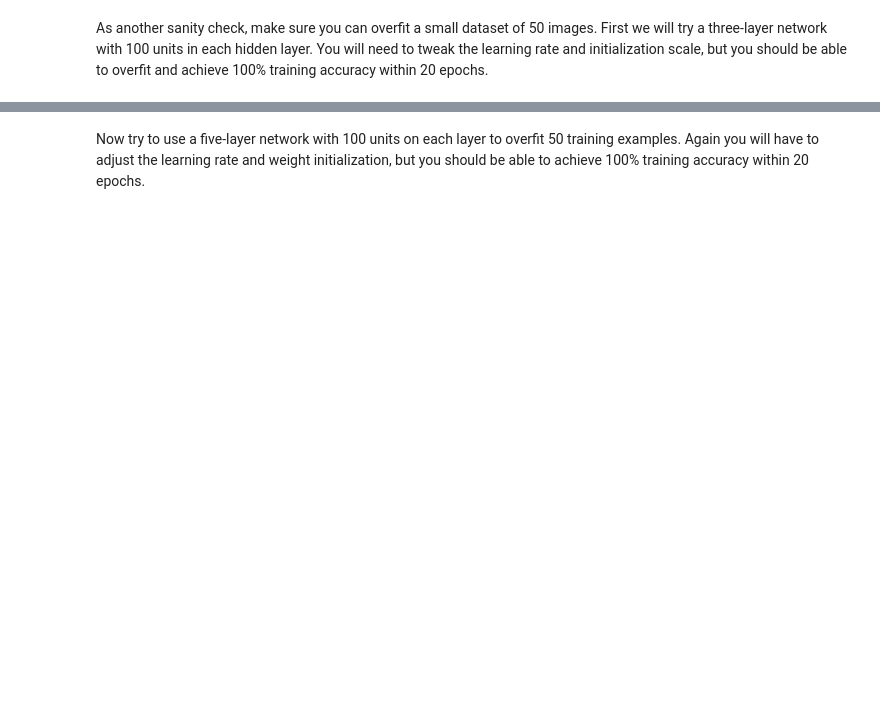
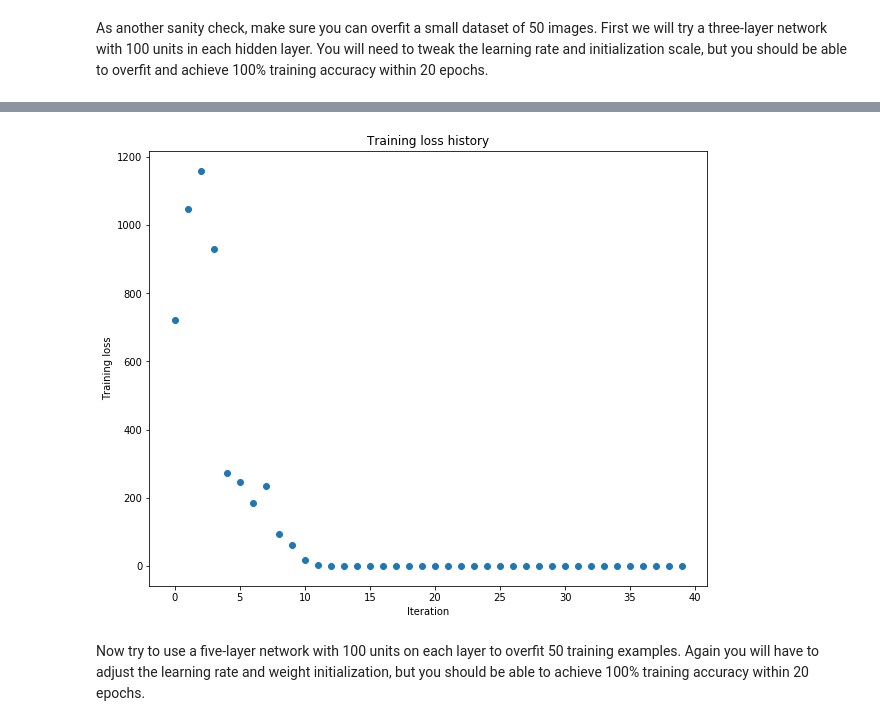
Before and after one commit to Haetsal-Lee/cs231n_assignment, a Jupyter notebook: FullyConnectedNets.ipynb, the cells around one changed output, grey strips where cells are left out. Saved outputs shown, nothing was run; the diff lists cells and outputs as text; code cells hidden in the pictures; blank space fills up the shorter version.

```diff
--- a/FullyConnectedNets.ipynb
+++ b/FullyConnectedNets.ipynb
@@ -385,8 +433,8 @@ small_data = {
   'y_val': data['y_val'],
 }
 
-weight_scale = 1e-2
-learning_rate = 1e-4
+weight_scale = 1 / np.sqrt(100/2)#Xavier
+learning_rate = 1e-3
 model = FullyConnectedNet([100, 100],
               weight_scale=weight_scale, dtype=np.float64)
 solver = Solver(model, small_data,
@@ -403,3 +451,4 @@ plt.title('Training loss history')
 plt.xlabel('Iteration')
 plt.ylabel('Training loss')
 plt.show()
+# %% [output]
@@ -406,3 +472,4 @@ plt.show()
+[figure, added]
 # %% [markdown]
 Now try to use a five-layer network with 100 units on each layer to overfit 50 training examples. Again you will have to adjust the learning rate and weight initialization, but you should be able to achieve 100% training accuracy within 20 epochs.
 # %%
```
Also changed, not shown: parts of 13 cells of this notebook, 2 other files.
